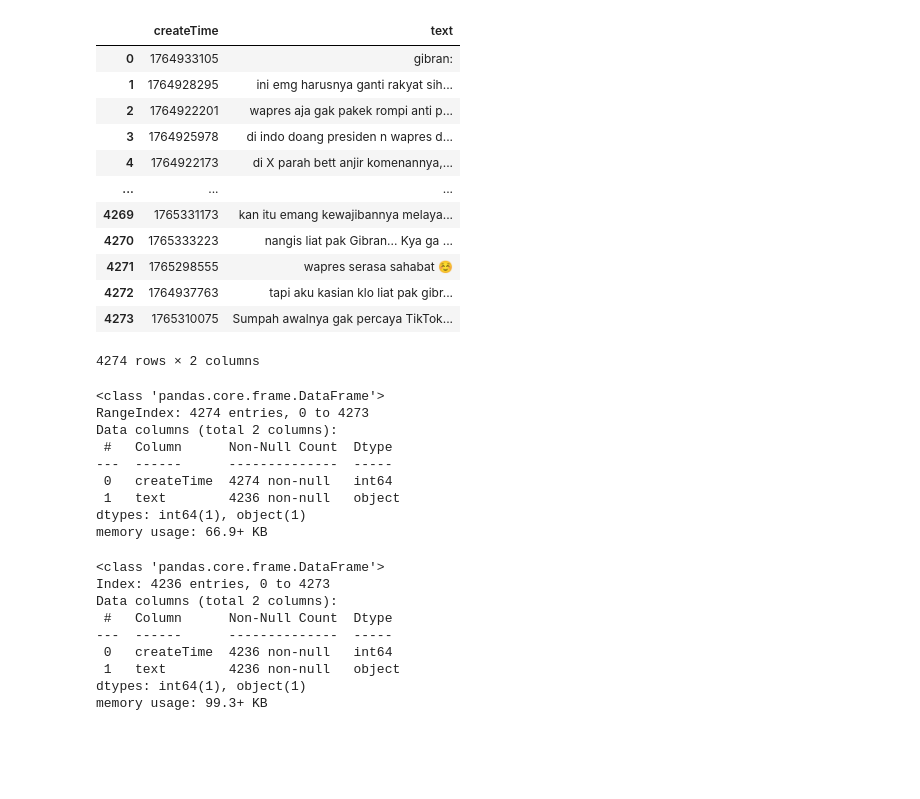
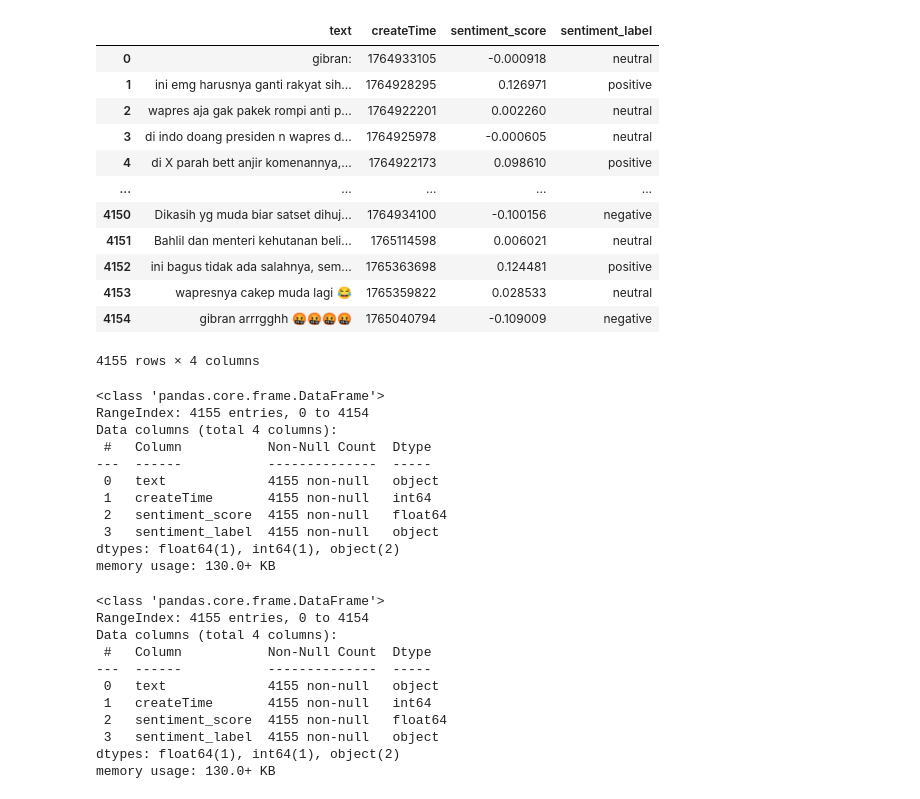
Before and after one commit to YehezkielG/sentiment-spline-truncated-bencana-banjir, a Jupyter notebook: analysis.ipynb, the cells around one changed output. Cells and saved outputs as stored; diff of their text form; code cells hidden in the pictures; blank space fills up the shorter version.

```diff
--- a/analysis.ipynb
+++ b/analysis.ipynb
@@ -1,51 +1,52 @@
 # %%
 import pandas as pd
 import numpy as np
 import re
 import string
 import textCleaning as tc
 
-df = pd.read_csv("data/tiktok_comments_final.csv")
-data_df = pd.DataFrame(df)
-
-data_df = data_df[['createTime', 'text']]
-data_df
+df = pd.read_csv("data/tiktok_comments_with_sentiment.csv")
+df
 # %% [output]
-|  | createTime | text |
-| 0 | 1764933105 | gibran: |
-| 1 | 1764928295 | ini emg harusnya ganti rakyat sih... |
-| 2 | 1764922201 | wapres aja gak pakek rompi anti p... |
-| 3 | 1764925978 | di indo doang presiden n wapres d... |
-| 4 | 1764922173 | di X parah bett anjir komenannya,... |
-| ... | ... | ... |
-| 4269 | 1765331173 | kan itu emang kewajibannya melaya... |
-| 4270 | 1765333223 | nangis liat pak Gibran... Kya ga ... |
-| 4271 | 1765298555 | wapres serasa sahabat ☺️ |
-| 4272 | 1764937763 | tapi aku kasian klo liat pak gibr... |
-| 4273 | 1765310075 | Sumpah awalnya gak percaya TikTok... |
+|  | text | createTime | sentiment_score | sentiment_label |
+| 0 | gibran: | 1764933105 | -0.000918 | neutral |
+| 1 | ini emg harusnya ganti rakyat sih... | 1764928295 | 0.126971 | positive |
+| 2 | wapres aja gak pakek rompi anti p... | 1764922201 | 0.002260 | neutral |
+| 3 | di indo doang presiden n wapres d... | 1764925978 | -0.000605 | neutral |
+| 4 | di X parah bett anjir komenannya,... | 1764922173 | 0.098610 | positive |
+| ... | ... | ... | ... | ... |
+| 4150 | Dikasih yg muda biar satset dihuj... | 1764934100 | -0.100156 | negative |
+| 4151 | Bahlil dan menteri kehutanan beli... | 1765114598 | 0.006021 | neutral |
+| 4152 | ini bagus tidak ada salahnya, sem... | 1765363698 | 0.124481 | positive |
+| 4153 | wapresnya cakep muda lagi 😂 | 1765359822 | 0.028533 | neutral |
+| 4154 | gibran arrrgghh 🤬🤬🤬🤬 | 1765040794 | -0.109009 | negative |
-4274 rows × 2 columns
+4155 rows × 4 columns
 # %%
-data_df.info()
+df.info()
 # %% [output]
 <class 'pandas.core.frame.DataFrame'>
-RangeIndex: 4274 entries, 0 to 4273
-Data columns (total 2 columns):
- #   Column      Non-Null Count  Dtype
----  ------      --------------  -----
- 0   createTime  4274 non-null   int64
- 1   text        4236 non-null   object
-dtypes: int64(1), object(1)
-memory usage: 66.9+ KB
+RangeIndex: 4155 entries, 0 to 4154
+Data columns (total 4 columns):
+ #   Column           Non-Null Count  Dtype
+---  ------           --------------  -----
+ 0   text             4155 non-null   object
+ 1   createTime       4155 non-null   int64
+ 2   sentiment_score  4155 non-null   float64
+ 3   sentiment_label  4155 non-null   object
+dtypes: float64(1), int64(1), object(2)
+memory usage: 130.0+ KB
 # %%
-data_df.dropna(inplace=True, subset=['text', 'createTime'])
-data_df.info()
+df.dropna(inplace=True, subset=['text', 'createTime'])
+df.info()
 # %% [output]
 <class 'pandas.core.frame.DataFrame'>
-Index: 4236 entries, 0 to 4273
-Data columns (total 2 columns):
- #   Column      Non-Null Count  Dtype
----  ------      --------------  -----
- 0   createTime  4236 non-null   int64
- 1   text        4236 non-null   object
-dtypes: int64(1), object(1)
-memory usage: 99.3+ KB
+RangeIndex: 4155 entries, 0 to 4154
+Data columns (total 4 columns):
+ #   Column           Non-Null Count  Dtype
+---  ------           --------------  -----
+ 0   text             4155 non-null   object
+ 1   createTime       4155 non-null   int64
+ 2   sentiment_score  4155 non-null   float64
+ 3   sentiment_label  4155 non-null   object
+dtypes: float64(1), int64(1), object(2)
+memory usage: 130.0+ KB
```
Also changed, not shown: parts of 12 cells of this notebook, 6 other files.
